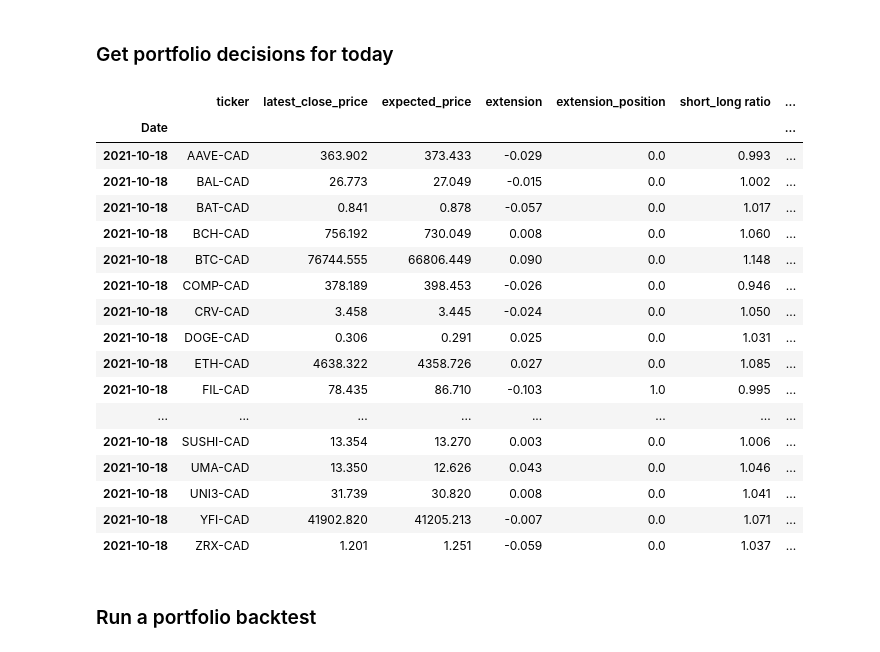
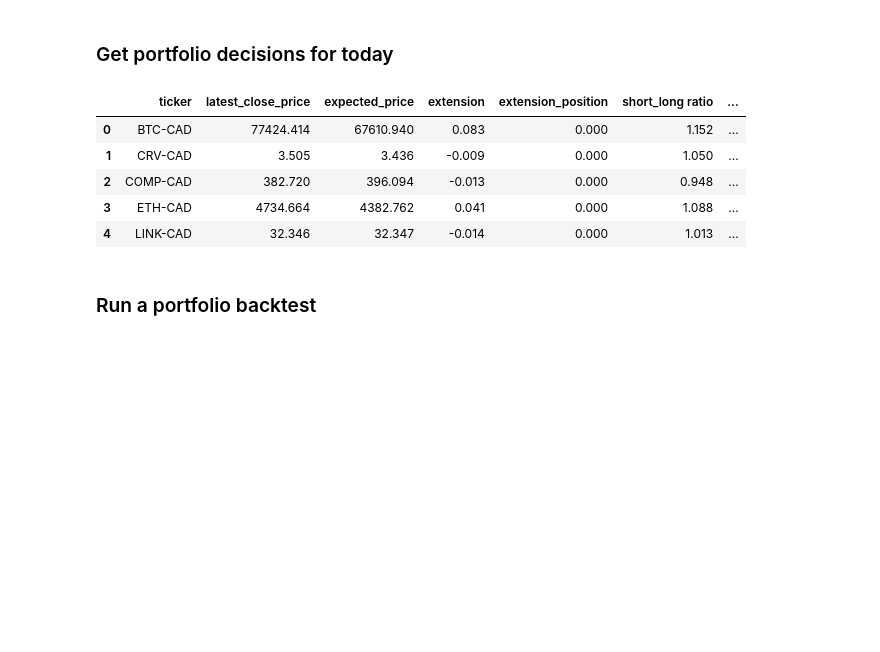
Before and after one commit to nlefrancois6/Investing-Strategy, a Jupyter notebook: MRT Clean.ipynb, the cells around one changed output. Cells and saved outputs as stored; diff of their text form; code cells hidden in the pictures; blank space fills up the shorter version.

```diff
--- a/MRT Clean.ipynb
+++ b/MRT Clean.ipynb
@@ -64,46 +64,34 @@ max_drawdown_duration       34.000     143.000
 # %%
 #List of stocks we want to consider in our portfolio
 #tickers = ['ETH-CAD','BTC-CAD','ADA-CAD','BNB-CAD','SNP','GOOGL','AAPL']
-#tickers = ['BTC-CAD','CRV-CAD','COMP-CAD','ETH-CAD','LINK-CAD']
-tickers = ['AAVE-CAD','BAL-CAD','BAT-CAD','BCH-CAD','BTC-CAD','COMP-CAD','CRV-CAD','DOGE-CAD','ETH-CAD','FIL-CAD','KNC-CAD','LINK-CAD','LTC-CAD','MANA-CAD','MATIC-CAD','MKR-CAD','SNX-CAD','SUSHI-CAD','UMA-CAD','UNI3-CAD','YFI-CAD','ZRX-CAD']
+tickers = ['BTC-CAD','CRV-CAD','COMP-CAD','ETH-CAD','LINK-CAD']
+#tickers = ['AAVE-CAD','BAL-CAD','BAT-CAD','BCH-CAD','BTC-CAD','COMP-CAD','CRV-CAD','DOGE-CAD','ETH-CAD','FIL-CAD','KNC-CAD','LINK-CAD','LTC-CAD','MANA-CAD','MATIC-CAD','MKR-CAD','SNX-CAD','SUSHI-CAD','UMA-CAD','UNI3-CAD','YFI-CAD','ZRX-CAD']
 #tickers = ['TSLA','AAPL','TD','AMZN','SHOP','MSFT','RY','BNS','NVDA','CNR','BMO','FTS','ARKK','ABNB','NFLX','COIN','FB','BCE','VOO','DOL','SQ','KO','GOOGL','WMT']
 current_positions = [0]*len(tickers)
 
 #Set strategy params
 strat_func = SMAMeanReversion_strat
-SMA = 15
+SMA = 15 #have to make sure this is less than 2*long_term_sma, otherwise not enough data is downloaded and extension returns nan
 threshold = 0.1
 safety = False
 safety_threshold = 0.15
 short_term_sma=10
 long_term_sma=30
 short_long_threshold=0.05
 tp_threshold = 0.7
 #Pack the strategy settings
 strat_settings2 = [strat_func, tickers, current_positions, SMA, threshold, safety, safety_threshold, short_term_sma, long_term_sma, short_long_threshold, tp_threshold]
 
 #Apply strategy to portfolio
 decisions = applyPortfolioStrat(strat_settings2)
-decisions
+portfolio_dashboard(decisions)
 # %% [output]
 |  | ticker | latest_close_price | expected_price | extension | extension_position | short_long ratio | ... |
-| Date |  |  |  |  |  |  | ... |
-| 2021-10-18 | AAVE-CAD | 363.902 | 373.433 | -0.029 | 0.0 | 0.993 | ... |
-| 2021-10-18 | BAL-CAD | 26.773 | 27.049 | -0.015 | 0.0 | 1.002 | ... |
-| 2021-10-18 | BAT-CAD | 0.841 | 0.878 | -0.057 | 0.0 | 1.017 | ... |
-| 2021-10-18 | BCH-CAD | 756.192 | 730.049 | 0.008 | 0.0 | 1.060 | ... |
-| 2021-10-18 | BTC-CAD | 76744.555 | 66806.449 | 0.090 | 0.0 | 1.148 | ... |
-| 2021-10-18 | COMP-CAD | 378.189 | 398.453 | -0.026 | 0.0 | 0.946 | ... |
-| 2021-10-18 | CRV-CAD | 3.458 | 3.445 | -0.024 | 0.0 | 1.050 | ... |
-| 2021-10-18 | DOGE-CAD | 0.306 | 0.291 | 0.025 | 0.0 | 1.031 | ... |
-| 2021-10-18 | ETH-CAD | 4638.322 | 4358.726 | 0.027 | 0.0 | 1.085 | ... |
-| 2021-10-18 | FIL-CAD | 78.435 | 86.710 | -0.103 | 1.0 | 0.995 | ... |
-| ... | ... | ... | ... | ... | ... | ... | ... |
-| 2021-10-18 | SUSHI-CAD | 13.354 | 13.270 | 0.003 | 0.0 | 1.006 | ... |
-| 2021-10-18 | UMA-CAD | 13.350 | 12.626 | 0.043 | 0.0 | 1.046 | ... |
-| 2021-10-18 | UNI3-CAD | 31.739 | 30.820 | 0.008 | 0.0 | 1.041 | ... |
-| 2021-10-18 | YFI-CAD | 41902.820 | 41205.213 | -0.007 | 0.0 | 1.071 | ... |
-| 2021-10-18 | ZRX-CAD | 1.201 | 1.251 | -0.059 | 0.0 | 1.037 | ... |
+| 0 | BTC-CAD | 77424.414 | 67610.940 | 0.083 | 0.000 | 1.152 | ... |
+| 1 | CRV-CAD | 3.505 | 3.436 | -0.009 | 0.000 | 1.050 | ... |
+| 2 | COMP-CAD | 382.720 | 396.094 | -0.013 | 0.000 | 0.948 | ... |
+| 3 | ETH-CAD | 4734.664 | 4382.762 | 0.041 | 0.000 | 1.088 | ... |
+| 4 | LINK-CAD | 32.346 | 32.347 | -0.014 | 0.000 | 1.013 | ... |
 # %% [markdown]
 ### Run a portfolio backtest
 # %%
```
Also changed, not shown: parts of 2 cells of this notebook, 1 other file.
